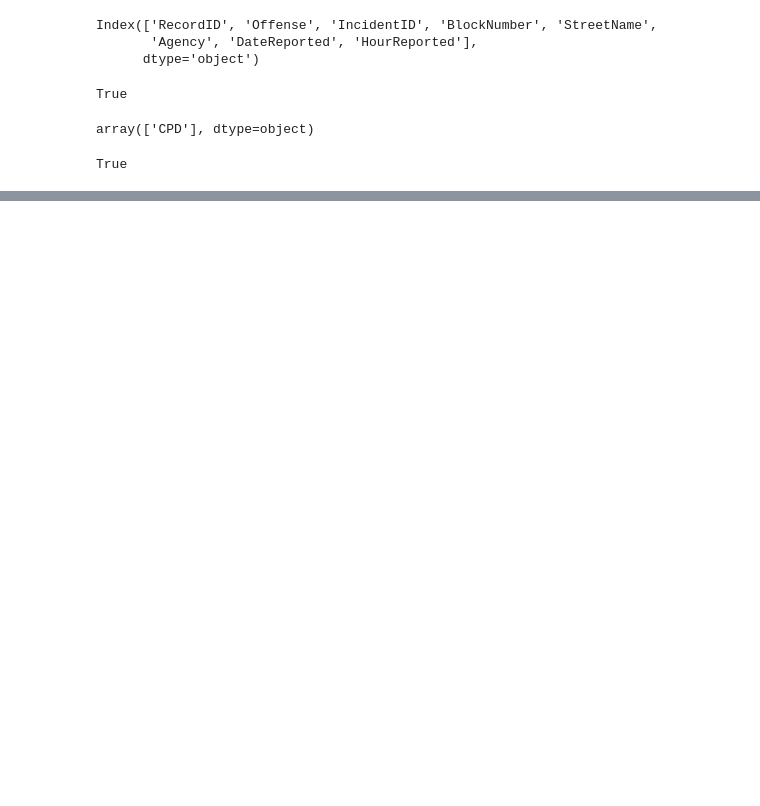
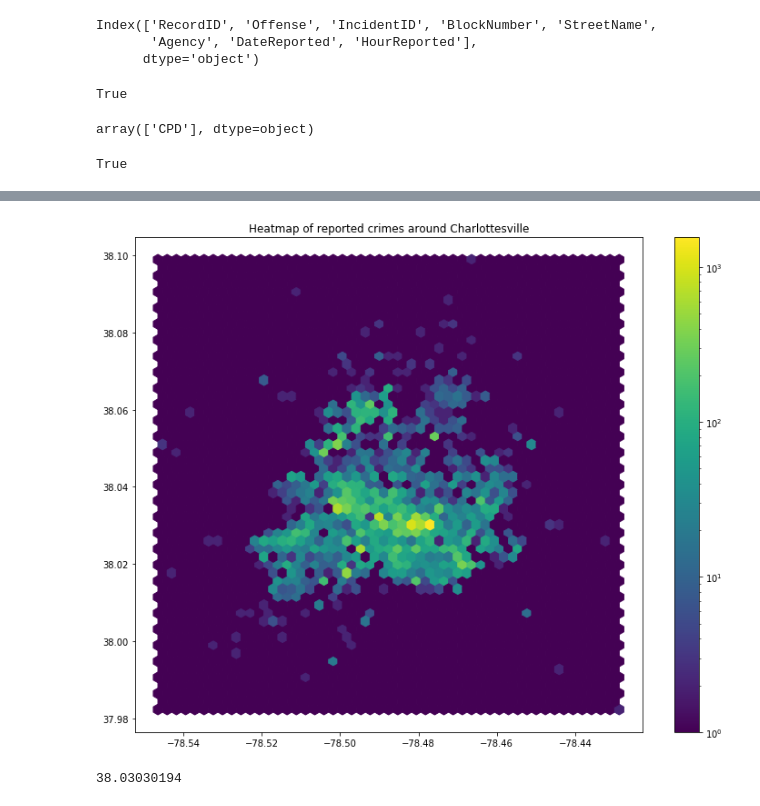
Before and after one commit to auhcheng/cville-crime, a Jupyter notebook: crime_data-analysis.ipynb, the cells around one changed output, grey strips where cells are left out. Cells and saved outputs as stored; diff of their text form; code cells hidden in the pictures; blank space fills up the shorter version.

```diff
--- a/crime_data-analysis.ipynb
+++ b/crime_data-analysis.ipynb
@@ -69,0 +97,19 @@ crime.to_csv('addresses.csv', columns=['Address'])
+# %%
+Xmin = -78.556730
+Xmax = -78.427396
+Ymin = 37.978503
+Ymax = 38.103614
+# 37.978503, -78.556730 left bottom
+# 38.103614, -78.427396 right top
+cr = crime[crime.X > Xmin]
+cr = cr[cr.X < Xmax]
+cr = cr[cr.Y > Ymin]
+cr = cr[cr.Y < Ymax]
+
+plt.figure(figsize=(12.5, 10))
+plt.hexbin(cr.X, cr.Y, gridsize=50, bins='log')
+plt.title('Heatmap of reported crimes around Charlottesville')
+plt.colorbar()
+plt.savefig('crime_data-heatmap-austin')
+# %% [output]
+[figure, added]
@@ -69,0 +118,4 @@ crime.to_csv('addresses.csv', columns=['Address'])
+# %%
+vals[counts.argmax()]
+# %% [output]
+38.03030194
```
Also changed, not shown: parts of 12 cells of this notebook.
